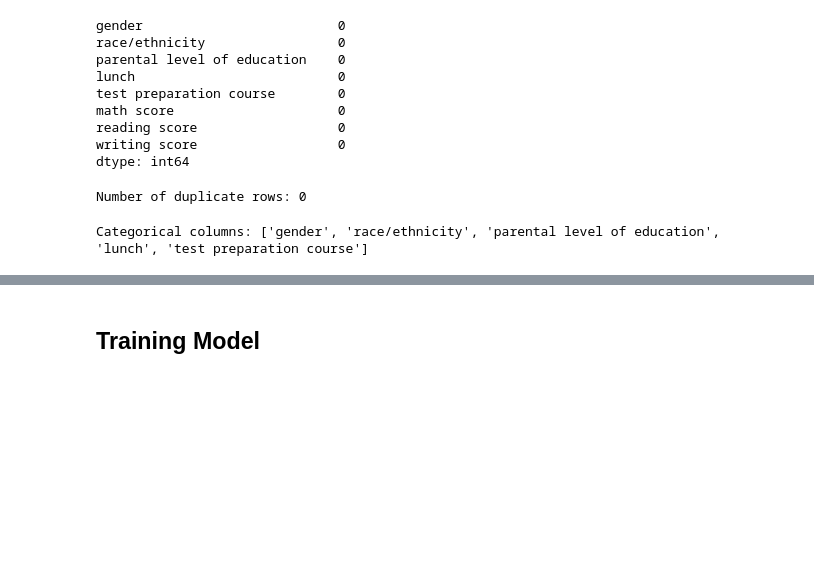
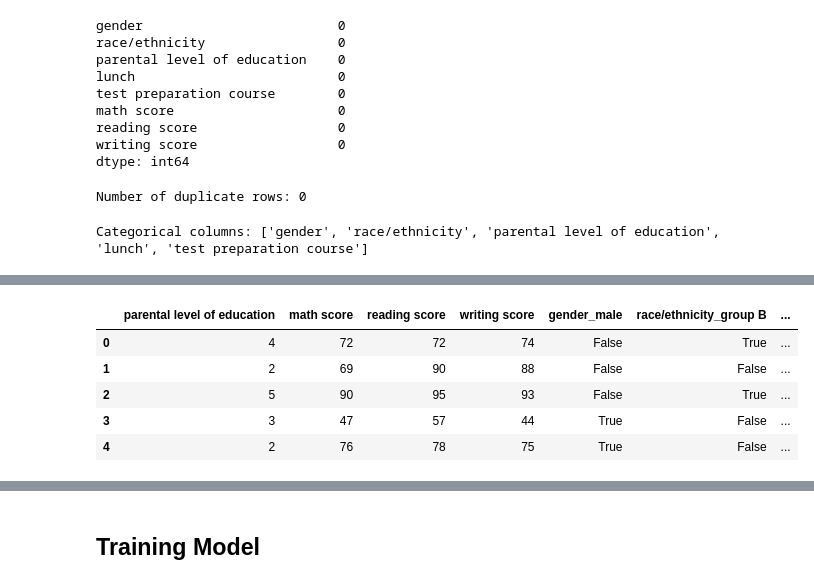
Before and after one commit to ash-iiiiish/30-Machine-Learning-Projects, a Jupyter notebook: A-Regression_Projects(1-10)/3.Student_Score_Prediction/student-score-prediction.ipynb, the cells around one changed output, grey strips where cells are left out. Saved outputs shown, nothing was run; the diff lists cells and outputs as text; code cells hidden in the pictures; blank space fills up the shorter version.

```diff
--- a/A-Regression_Projects(1-10)/3.Student_Score_Prediction/student-score-prediction.ipynb
+++ b/A-Regression_Projects(1-10)/3.Student_Score_Prediction/student-score-prediction.ipynb
@@ -81,0 +116,11 @@ Categorical columns: ['gender', 'race/ethnicity', 'parental level of education',
+# %%
+# creating a new column 'average score'
+df['average score'] = df[['math score', 'reading score', 'writing score']].mean(axis=1)
+df.head()
+# %% [output]
+|  | parental level of education | math score | reading score | writing score | gender_male | race/ethnicity_group B | ... |
+| 0 | 4 | 72 | 72 | 74 | False | True | ... |
+| 1 | 2 | 69 | 90 | 88 | False | False | ... |
+| 2 | 5 | 90 | 95 | 93 | False | True | ... |
+| 3 | 3 | 47 | 57 | 44 | True | False | ... |
+| 4 | 2 | 76 | 78 | 75 | True | False | ... |
```
Also changed, not shown: parts of 8 cells of this notebook, 1 other file.
